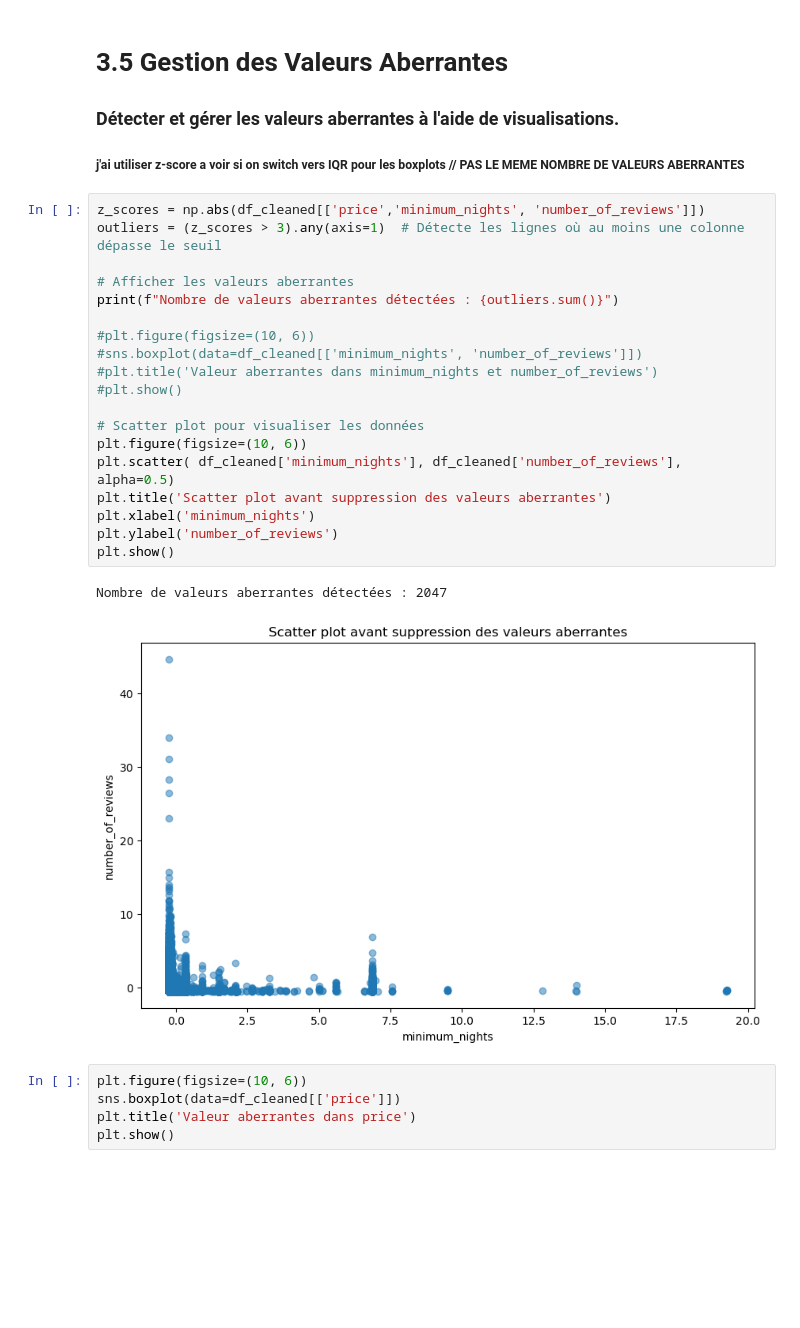
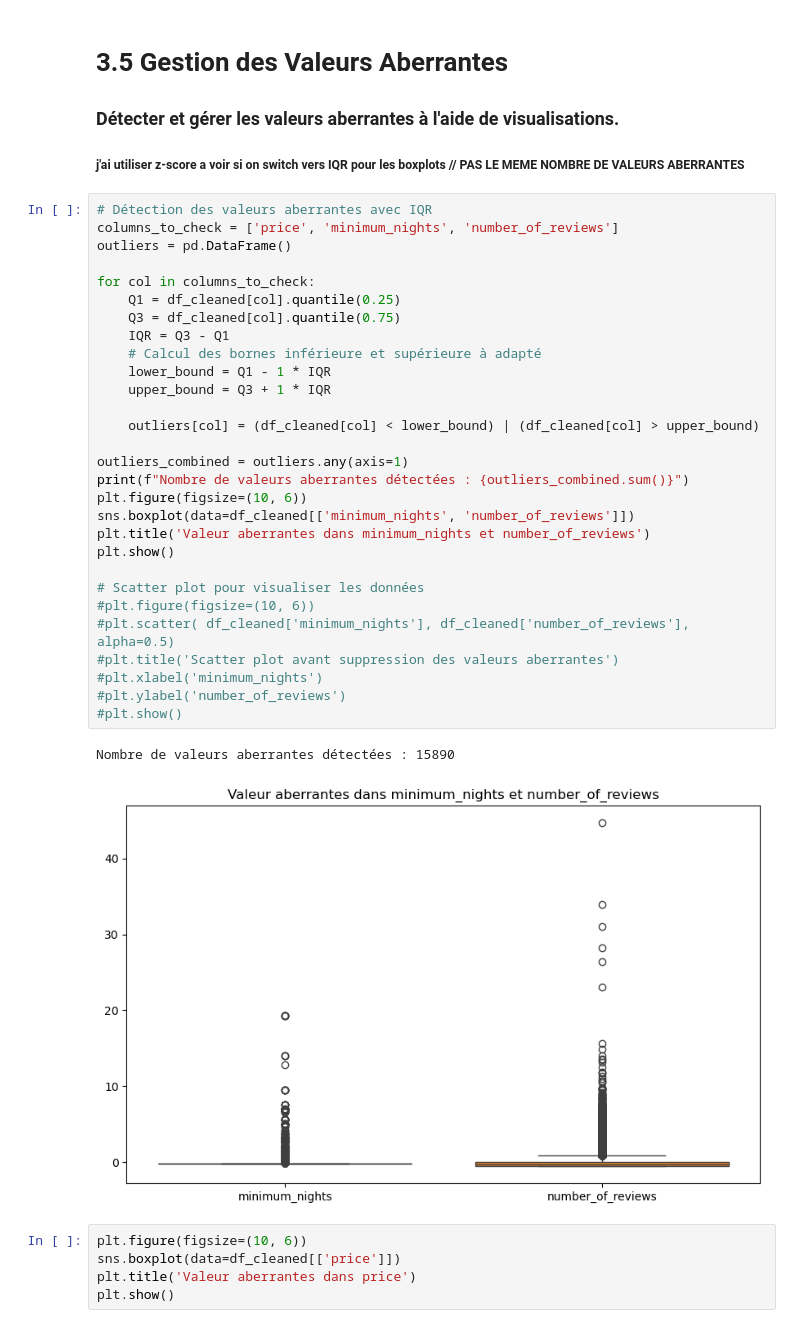
Before and after one commit to TheoPERSONNE/ProjetAirBNB, a Jupyter notebook: AirBnBDataSet.ipynb, the cells around one changed output. Saved outputs shown, nothing was run; the diff lists cells and outputs as text; blank space fills up the shorter version.

```diff
--- a/AirBnBDataSet.ipynb
+++ b/AirBnBDataSet.ipynb
@@ -205,27 +205,37 @@ df_cleaned.describe()
 ### Détecter et gérer les valeurs aberrantes à l'aide de visualisations.
 ##### j'ai utiliser z-score a voir si on switch vers IQR pour les boxplots // PAS LE MEME NOMBRE DE VALEURS ABERRANTES
 # %%
-z_scores = np.abs(df_cleaned[['price','minimum_nights', 'number_of_reviews']])
-outliers = (z_scores > 3).any(axis=1)  # Détecte les lignes où au moins une colonne dépasse le seuil
+# Détection des valeurs aberrantes avec IQR
+columns_to_check = ['price', 'minimum_nights', 'number_of_reviews']
+outliers = pd.DataFrame()
 
-# Afficher les valeurs aberrantes
-print(f"Nombre de valeurs aberrantes détectées : {outliers.sum()}")
+for col in columns_to_check:
+    Q1 = df_cleaned[col].quantile(0.25)
+    Q3 = df_cleaned[col].quantile(0.75)
+    IQR = Q3 - Q1
+    # Calcul des bornes inférieure et supérieure à adapté
+    lower_bound = Q1 - 1 * IQR
+    upper_bound = Q3 + 1 * IQR
 
-#plt.figure(figsize=(10, 6))
-#sns.boxplot(data=df_cleaned[['minimum_nights', 'number_of_reviews']])
-#plt.title('Valeur aberrantes dans minimum_nights et number_of_reviews')
-#plt.show()
+    outliers[col] = (df_cleaned[col] < lower_bound) | (df_cleaned[col] > upper_bound)
+
+outliers_combined = outliers.any(axis=1)
+print(f"Nombre de valeurs aberrantes détectées : {outliers_combined.sum()}")
+plt.figure(figsize=(10, 6))
+sns.boxplot(data=df_cleaned[['minimum_nights', 'number_of_reviews']])
+plt.title('Valeur aberrantes dans minimum_nights et number_of_reviews')
+plt.show()
 
 # Scatter plot pour visualiser les données
-plt.figure(figsize=(10, 6))
-plt.scatter( df_cleaned['minimum_nights'], df_cleaned['number_of_reviews'], alpha=0.5)
-plt.title('Scatter plot avant suppression des valeurs aberrantes')
-plt.xlabel('minimum_nights')
-plt.ylabel('number_of_reviews')
-plt.show()
+#plt.figure(figsize=(10, 6))
+#plt.scatter( df_cleaned['minimum_nights'], df_cleaned['number_of_reviews'], alpha=0.5)
+#plt.title('Scatter plot avant suppression des valeurs aberrantes')
+#plt.xlabel('minimum_nights')
+#plt.ylabel('number_of_reviews')
+#plt.show()
 # %% [output]
-Nombre de valeurs aberrantes détectées : 2047
+Nombre de valeurs aberrantes détectées : 15890
-[figure, old version]
+[figure, new version]
 # %%
 plt.figure(figsize=(10, 6))
 sns.boxplot(data=df_cleaned[['price']])
```
Also changed, not shown: parts of 2 cells of this notebook.
